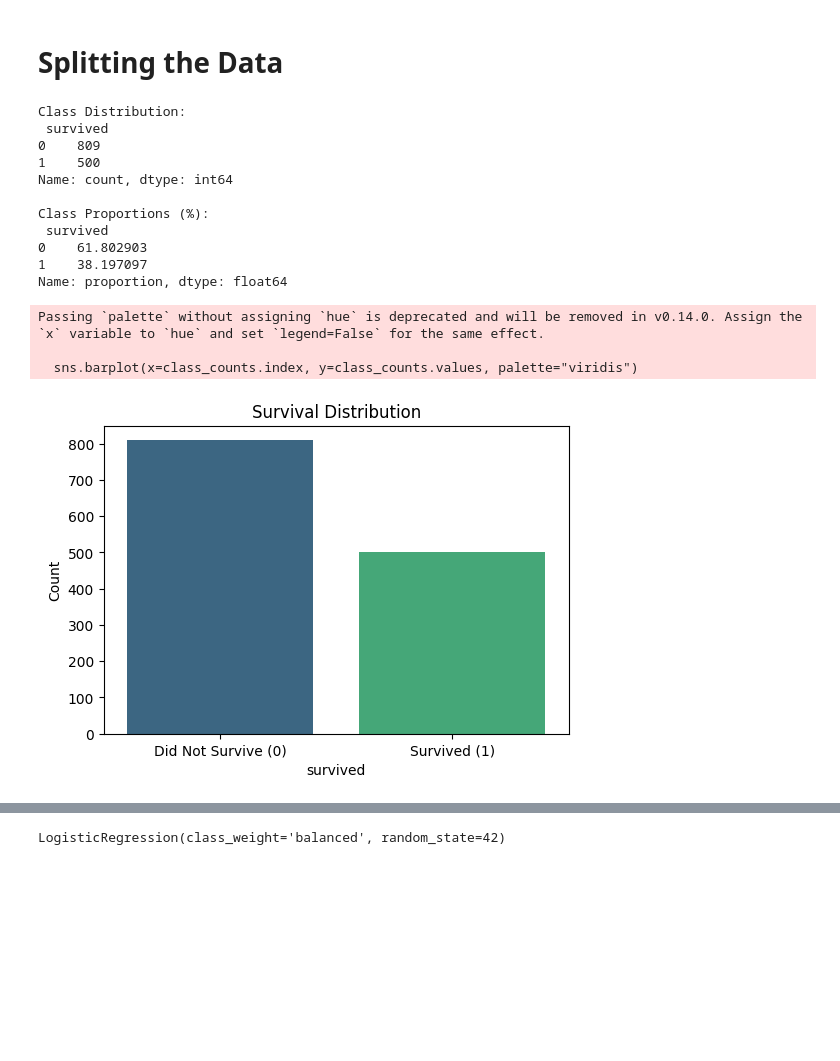
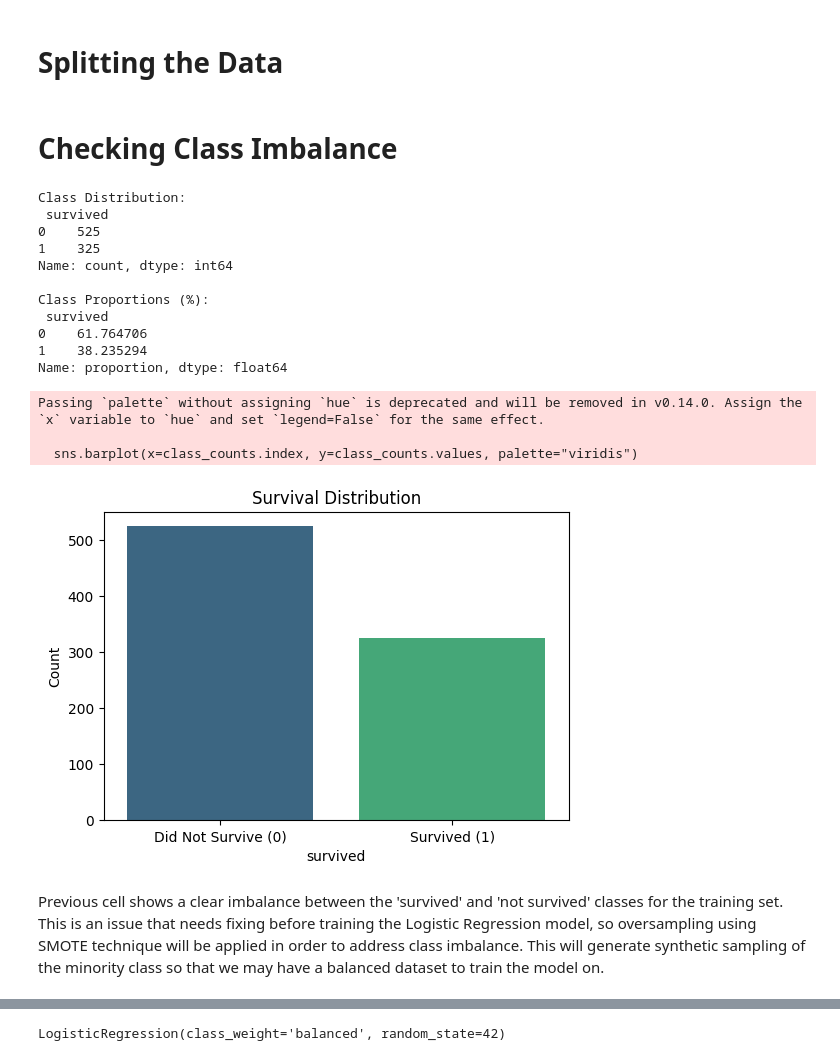
Before and after one commit to jmlarios/ML-fundamentals-2025, a Jupyter notebook: ML_Assignment_1.ipynb, the cells around one changed output, grey strips where cells are left out. Cells and saved outputs as stored; diff of their text form; code cells hidden in the pictures; blank space fills up the shorter version.

Commit message:
Class imbalance update

```diff
--- a/ML_Assignment_1.ipynb
+++ b/ML_Assignment_1.ipynb
@@ -218,32 +218,36 @@ y = D_encoded['survived']
 X_train_val, X_test, y_train_val, y_test = train_test_split(X, y, test_size=0.2, stratify=y, random_state=42)
 
 X_train, X_val, y_train, y_val = train_test_split(X_train_val, y_train_val, test_size=0.1875, stratify=y_train_val, random_state=42)
+# %% [markdown]
+# **Checking Class Imbalance**
 # %%
-class_counts = y.value_counts()
+class_counts = y_train.value_counts()
 print("Class Distribution:\n", class_counts)
 
-survival_rate = y.value_counts(normalize=True) * 100
+survival_rate = y_train.value_counts(normalize=True) * 100
 print("\nClass Proportions (%):\n", survival_rate)
 
 plt.figure(figsize=(6,4))
 sns.barplot(x=class_counts.index, y=class_counts.values, palette="viridis")
 plt.xticks(ticks=[0,1], labels=["Did Not Survive (0)", "Survived (1)"])
 plt.ylabel("Count")
 plt.title("Survival Distribution")
 plt.show()
 # %% [output]
 Class Distribution:
  survived
-0    809
-1    500
+0    525
+1    325
 Name: count, dtype: int64
 
 Class Proportions (%):
  survived
-0    61.802903
-1    38.197097
+0    61.764706
+1    38.235294
 Name: proportion, dtype: float64
 Passing `palette` without assigning `hue` is deprecated and will be removed in v0.14.0. Assign the `x` variable to `hue` and set `legend=False` for the same effect.
 
   sns.barplot(x=class_counts.index, y=class_counts.values, palette="viridis")
-[figure, old version]
+[figure, new version]
+# %% [markdown]
+Previous cell shows a clear imbalance between the 'survived' and 'not survived' classes for the training set. This is an issue that needs fixing before training the Logistic Regression model, so oversampling using SMOTE technique will be applied in order to address class imbalance. This will generate synthetic sampling of the minority class so that we may have a balanced dataset to train the model on.
```
Also changed, not shown: parts of 6 cells of this notebook.
